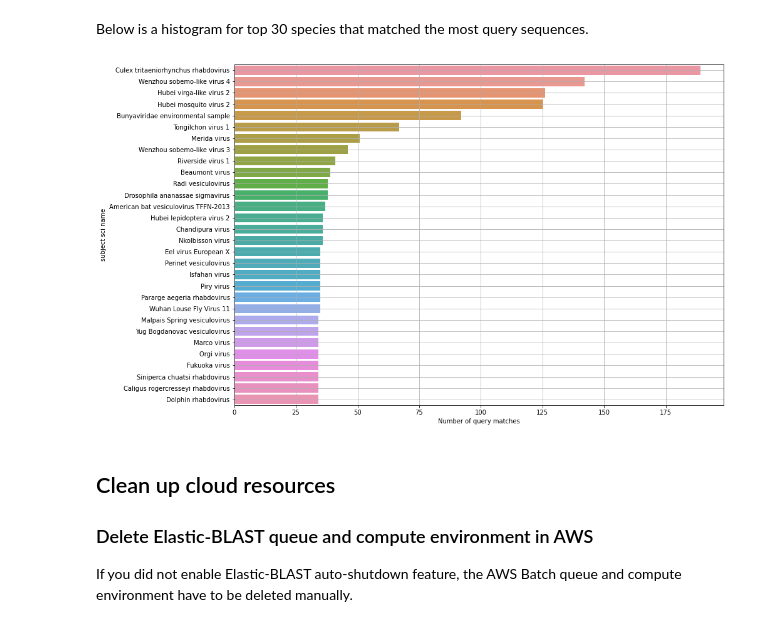
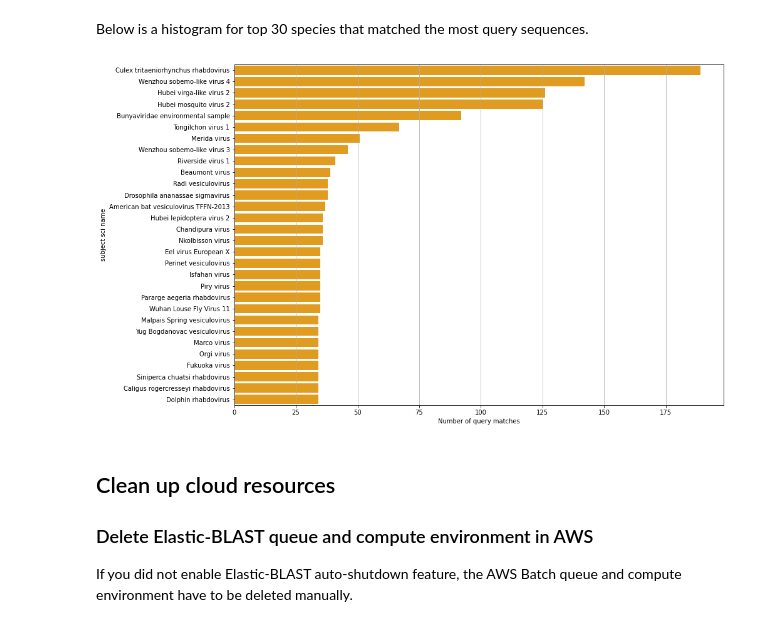
Before and after one commit to ncbi/elastic-blast-demos, a Jupyter notebook: elastic-blast-rdrp.ipynb, the cells around one changed output. Cells and saved outputs as stored; diff of their text form; code cells hidden in the pictures.

Commit message:
Use a single color for bars in the histogram

```diff
--- a/elastic-blast-rdrp.ipynb
+++ b/elastic-blast-rdrp.ipynb
@@ -226,13 +226,13 @@ Below is a histogram for top 30 species that matched the most query sequences.
 # %%
 top_counts = counts[:30]
 plt.figure(figsize=(14, 10))
-ax = sns.barplot(y=top_counts.index, x=top_counts)
+plt.grid()
+ax = sns.barplot(y=top_counts.index, x=top_counts, color='orange')
 #ax.set_xticks(range(0, max(top_counts + 1), 10))
 ax.set_xlabel('Number of query matches')
-ax.set_ylabel(top_counts.name)
-plt.grid();
+ax.set_ylabel(top_counts.name);
 # %% [output]
-[figure, old version]
+[figure, new version]
 # %% [markdown]
 ## Clean up cloud resources
 ### Delete Elastic-BLAST queue and compute environment in AWS
```
